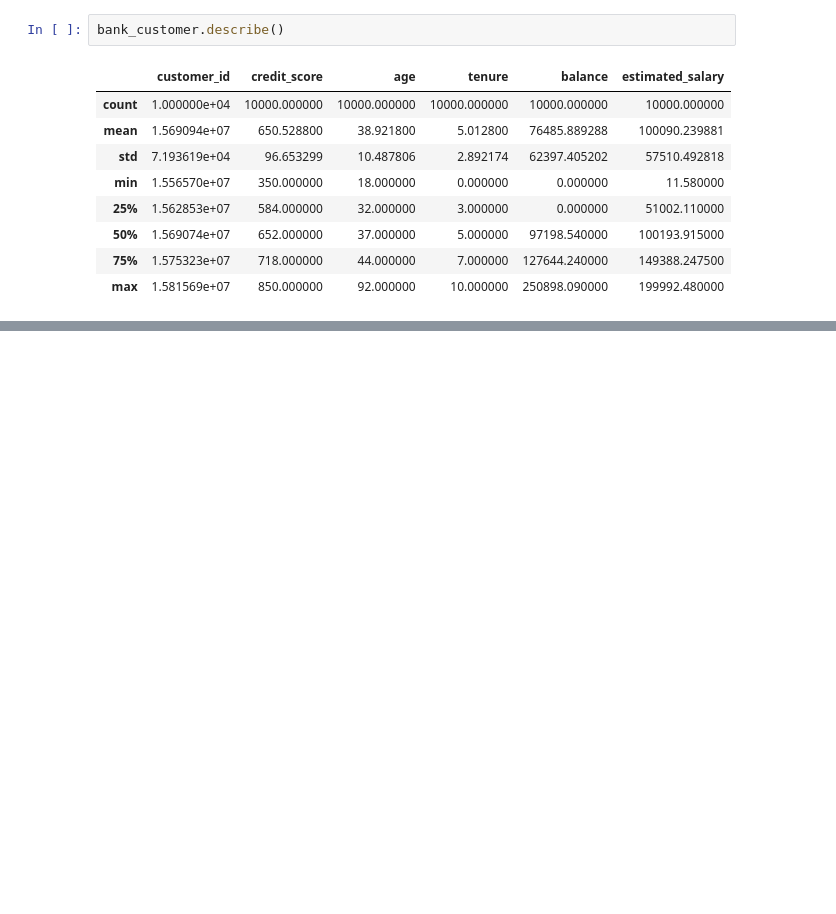
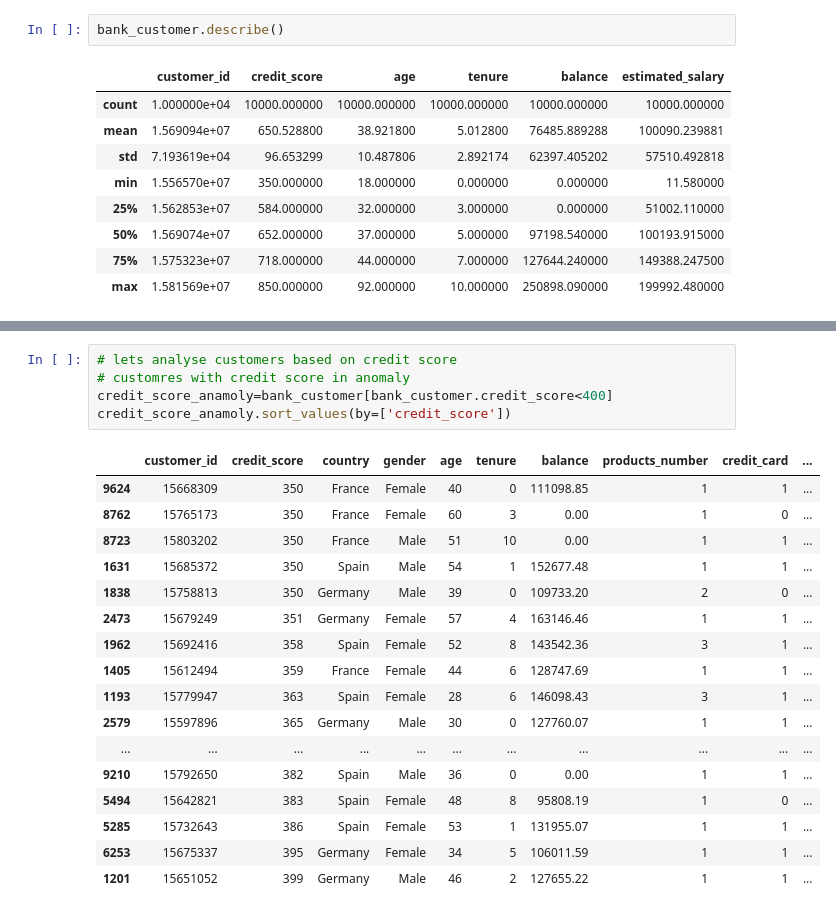
Before and after one commit to Shweta-singh-davv/python-data-science, a Jupyter notebook: bank_customer_churn.ipynb, the cells around one changed output, grey strips where cells are left out. Saved outputs shown, nothing was run; the diff lists cells and outputs as text; blank space fills up the shorter version.

```diff
--- a/bank_customer_churn.ipynb
+++ b/bank_customer_churn.ipynb
@@ -103,0 +113,23 @@ bank_customer.describe()
+# %%
+# lets analyse customers based on credit score
+# customres with credit score in anomaly
+credit_score_anamoly=bank_customer[bank_customer.credit_score<400]
+credit_score_anamoly.sort_values(by=['credit_score'])
+# %% [output]
+|  | customer_id | credit_score | country | gender | age | tenure | balance | products_number | credit_card | ... |
+| 9624 | 15668309 | 350 | France | Female | 40 | 0 | 111098.85 | 1 | 1 | ... |
+| 8762 | 15765173 | 350 | France | Female | 60 | 3 | 0.00 | 1 | 0 | ... |
+| 8723 | 15803202 | 350 | France | Male | 51 | 10 | 0.00 | 1 | 1 | ... |
+| 1631 | 15685372 | 350 | Spain | Male | 54 | 1 | 152677.48 | 1 | 1 | ... |
+| 1838 | 15758813 | 350 | Germany | Male | 39 | 0 | 109733.20 | 2 | 0 | ... |
+| 2473 | 15679249 | 351 | Germany | Female | 57 | 4 | 163146.46 | 1 | 1 | ... |
+| 1962 | 15692416 | 358 | Spain | Female | 52 | 8 | 143542.36 | 3 | 1 | ... |
+| 1405 | 15612494 | 359 | France | Female | 44 | 6 | 128747.69 | 1 | 1 | ... |
+| 1193 | 15779947 | 363 | Spain | Female | 28 | 6 | 146098.43 | 3 | 1 | ... |
+| 2579 | 15597896 | 365 | Germany | Male | 30 | 0 | 127760.07 | 1 | 1 | ... |
+| ... | ... | ... | ... | ... | ... | ... | ... | ... | ... | ... |
+| 9210 | 15792650 | 382 | Spain | Male | 36 | 0 | 0.00 | 1 | 1 | ... |
+| 5494 | 15642821 | 383 | Spain | Female | 48 | 8 | 95808.19 | 1 | 0 | ... |
+| 5285 | 15732643 | 386 | Spain | Female | 53 | 1 | 131955.07 | 1 | 1 | ... |
+| 6253 | 15675337 | 395 | Germany | Female | 34 | 5 | 106011.59 | 1 | 1 | ... |
+| 1201 | 15651052 | 399 | Germany | Male | 46 | 2 | 127655.22 | 1 | 1 | ... |
```
Also changed, not shown: parts of 7 cells of this notebook.
